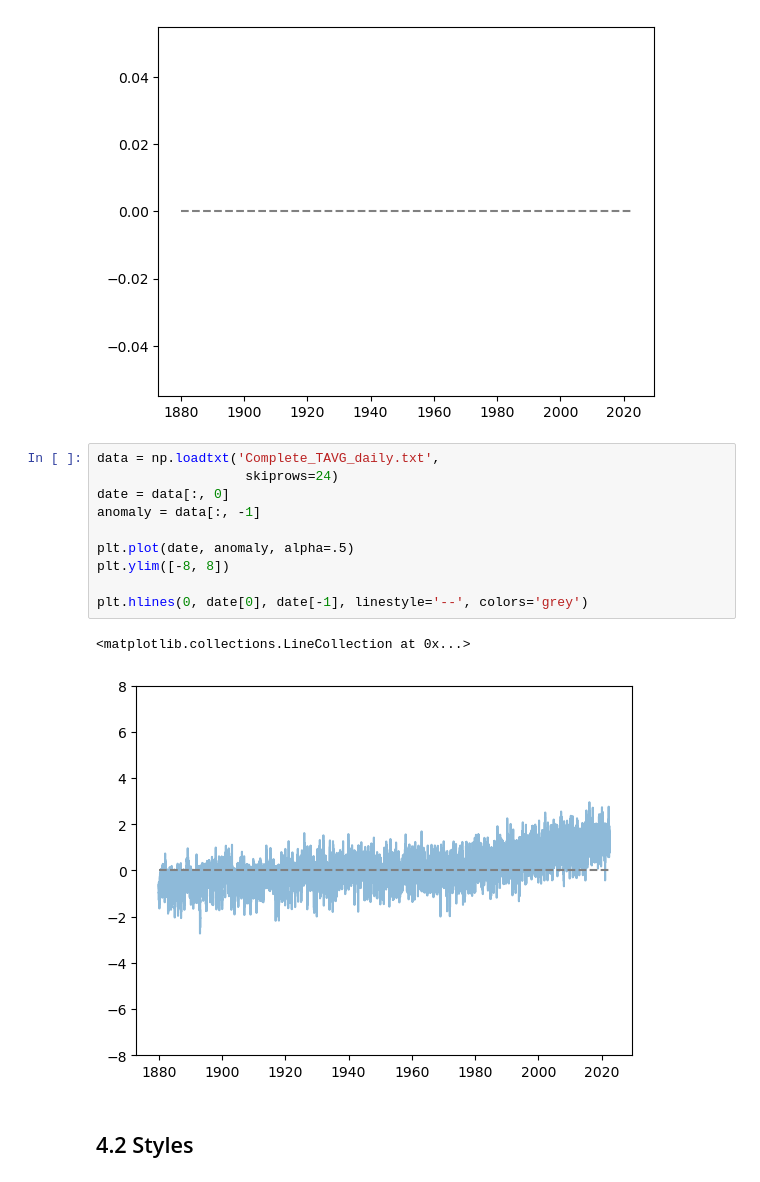
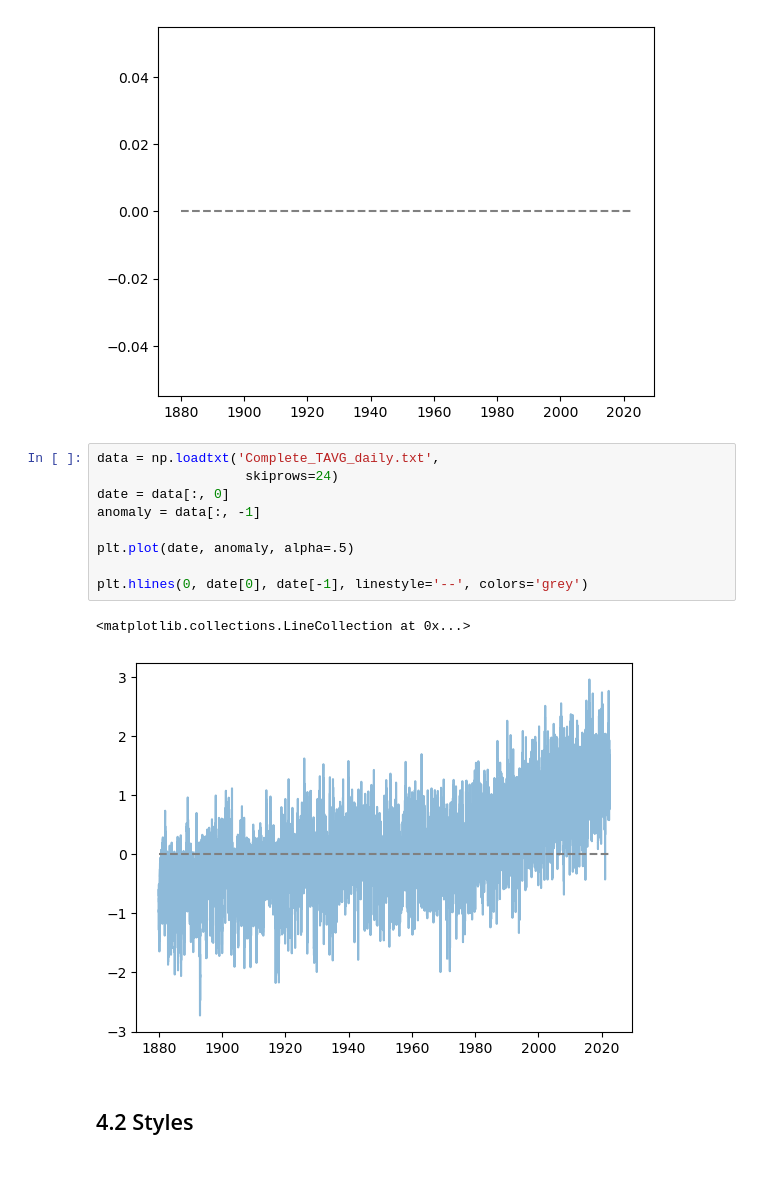
Before and after one commit to SPS-SP2273/learning-portfolio-ishansgill, a Jupyter notebook: plotting/plotting_(need).ipynb, the cells around one changed output. Drawn from its saved outputs; the diff is of its cells as text.

Commit message:
RESUBMIT FOR REVIEW plotting_(need).ipynb

```diff
--- a/plotting/plotting_(need).ipynb
+++ b/plotting/plotting_(need).ipynb
@@ -275,16 +274,15 @@ plt.hlines(0, date[0], date[-1], linestyle='--', colors='grey')
 # %%
 data = np.loadtxt('Complete_TAVG_daily.txt',
                    skiprows=24)
 date = data[:, 0]
 anomaly = data[:, -1]
 
 plt.plot(date, anomaly, alpha=.5)
-plt.ylim([-8, 8])
 
 plt.hlines(0, date[0], date[-1], linestyle='--', colors='grey')
 # %% [output]
 <matplotlib.collections.LineCollection at 0x...>
-[figure, old version]
+[figure, new version]
 # %% [markdown]
 ## 4.2 Styles
 # %% [markdown]
```
Also changed, not shown: parts of 3 cells of this notebook.
